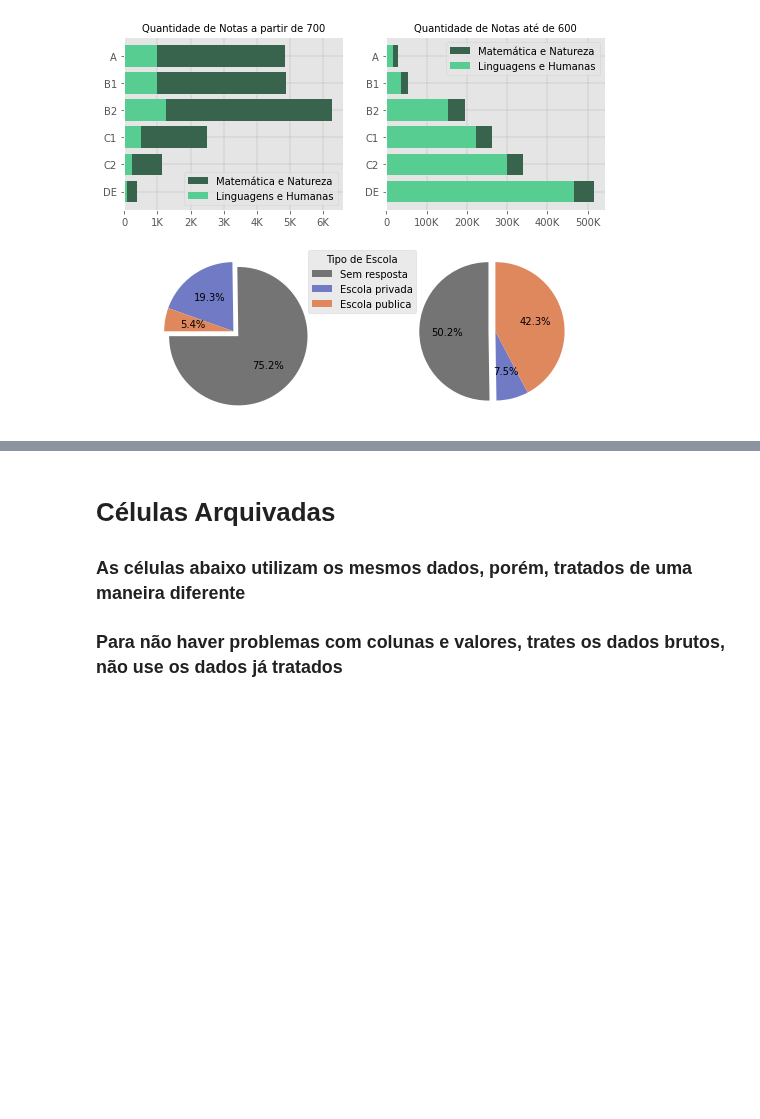
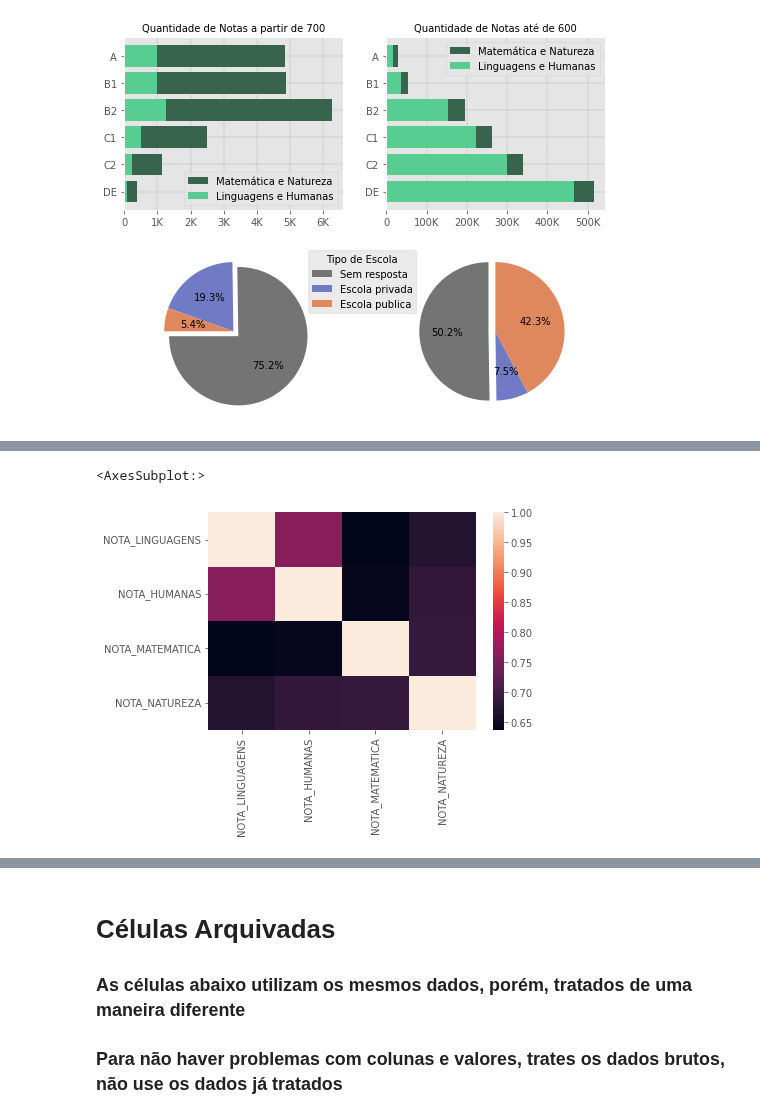
Before and after one commit to gabrielluizone/DS-Integrador-One, a Jupyter notebook: integrador-one.ipynb, the cells around one changed output, grey strips where cells are left out. Drawn from its saved outputs; the diff is of its cells as text; code cells hidden in the pictures; blank space fills up the shorter version.

```diff
--- a/integrador-one.ipynb
+++ b/integrador-one.ipynb
@@ -1069,0 +1203,6 @@ df
+# %%
+corr = df.loc[ :, ['NOTA_LINGUAGENS', 'NOTA_HUMANAS', 'NOTA_MATEMATICA', 'NOTA_NATUREZA']].corr()
+sns.heatmap(corr, xticklabels=corr.columns, yticklabels=corr.columns)
+# %% [output]
+<AxesSubplot:>
+[figure, added]
```
Also changed, not shown: parts of 26 cells of this notebook.
